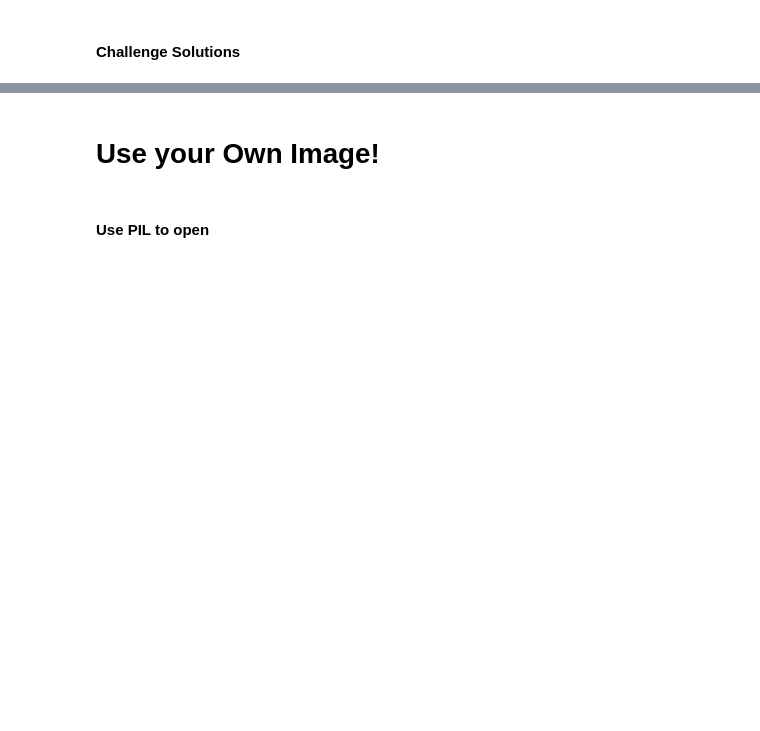
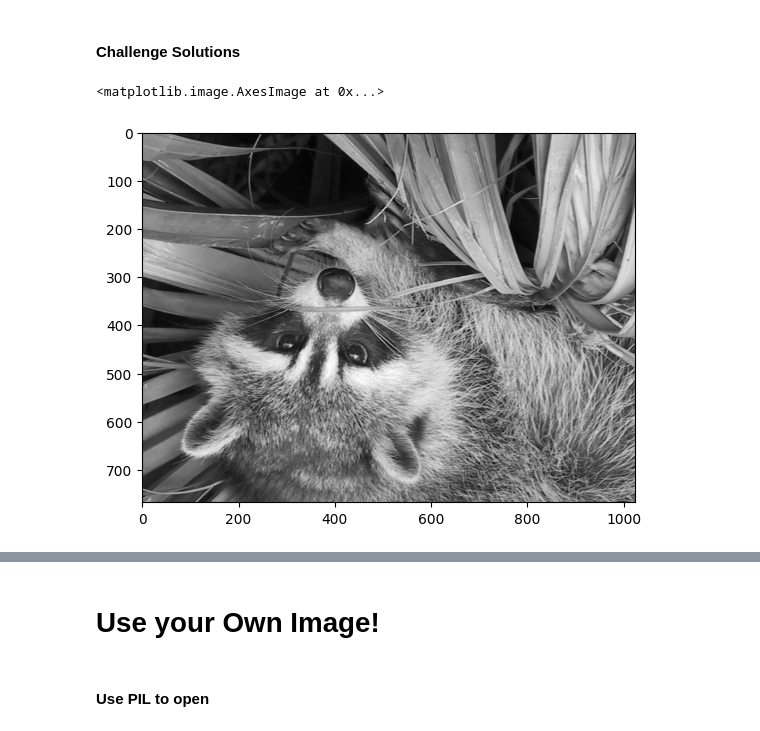
Before and after one commit to itsjordanmuller/2023-python-100-days, a Jupyter notebook: Day-077/Projects/NumPy and N-Dimensional Arrays/Computation_with_NumPy_and_N_Dimensional_Arrays_(start).ipynb, the cells around one changed output, grey strips where cells are left out. Drawn from its saved outputs; the diff is of its cells as text; code cells hidden in the pictures; blank space fills up the shorter version.

Commit message:
Complete image rotation and manipulation challenges

```diff
--- a/Day-077/Projects/NumPy and N-Dimensional Arrays/Computation_with_NumPy_and_N_Dimensional_Arrays_(start).ipynb
+++ b/Day-077/Projects/NumPy and N-Dimensional Arrays/Computation_with_NumPy_and_N_Dimensional_Arrays_(start).ipynb
@@ -374,3 +374,8 @@ plt.imshow(grey_img, cmap="gray")
 <img src=https://i.imgur.com/cfFbuex.png>
 # %% [markdown]
 #### Challenge Solutions
+# %%
+plt.imshow(np.flip(grey_img), cmap='gray')
+# %% [output]
+<matplotlib.image.AxesImage at 0x...>
+[figure, added]
```
Also changed, not shown: parts of 2 cells of this notebook.
